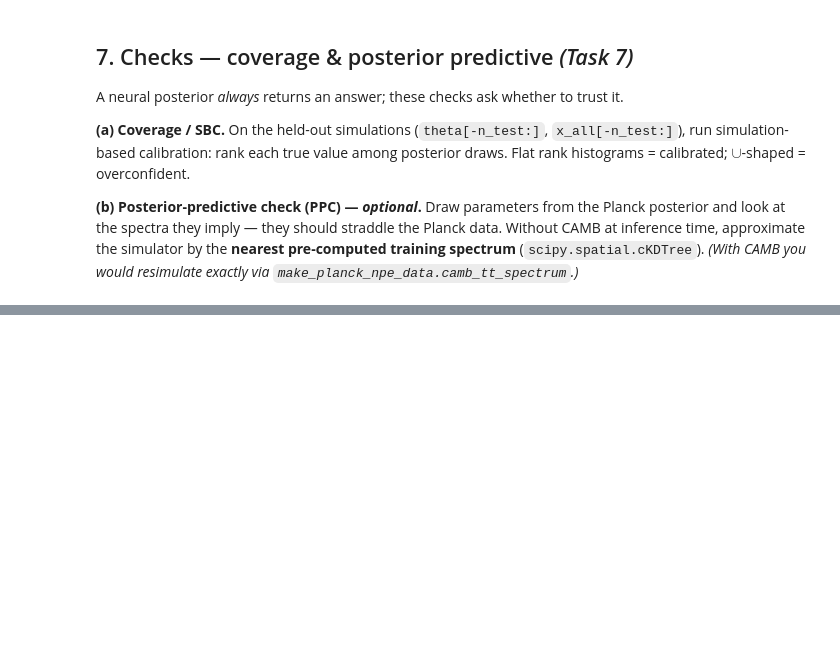
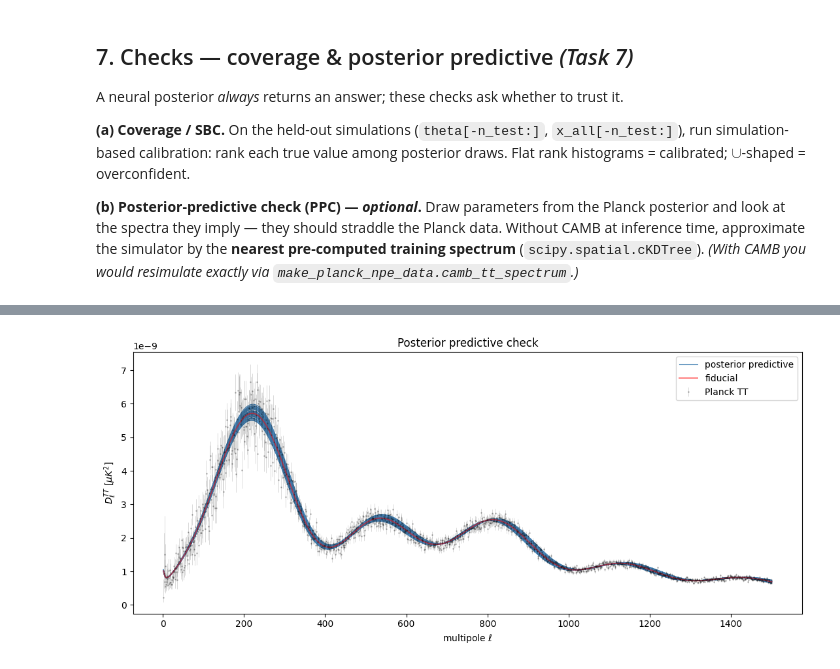
Before and after one commit to TarikOzpamuk/Astro_exercises, a Jupyter notebook: ProblemSet10_planck_npe_starter.ipynb, the cells around one changed output, grey strips where cells are left out. Saved outputs shown, nothing was run; the diff lists cells and outputs as text; code cells hidden in the pictures; blank space fills up the shorter version.

```diff
--- a/ProblemSet10_planck_npe_starter.ipynb
+++ b/ProblemSet10_planck_npe_starter.ipynb
@@ -338,6 +393,51 @@ raise NotImplementedError("Task 7a: SBC / coverage check")
 # %%
 # Task 7b (OPTIONAL — PPC): draw ~60 parameters from the Planck posterior; for each, use the
 # nearest training spectrum as a stand-in simulator, and overlay these on the Planck data.
-# Hint: from scipy.spatial import cKDTree; tree = cKDTree(theta.numpy())
-#       ppc_theta = posterior.sample((60,), x=x_planck, ...).numpy(); _, nn = tree.query(ppc_theta)
-raise NotImplementedError("Task 7b (optional): posterior-predictive check")
+from scipy.spatial import cKDTree; tree = cKDTree(theta.numpy())
+ppc_theta = posterior.sample((60,), x=x_planck, show_progress_bars=False).numpy()
+_, nn = tree.query(ppc_theta)
+fig, ax = plt.subplots(figsize=(11, 5))
+
+# nearest training spectra for posterior samples
+for k, j in enumerate(nn):
+    ax.plot(
+        ell,
+        spectra[j].numpy(),
+        color="steelblue",
+        alpha=1,
+        linewidth=0.8,
+        label="posterior predictive" if k == 0 else None
+    )
+
+# Planck data
+ax.errorbar(
+    ell,
+    planck_dl,
+    yerr=[planck_err_minus, planck_err_plus],
+    fmt=".",
+    color="black",
+    markersize=2,
+    linewidth=0.5,
+    alpha=0.2,
+    label="Planck TT"
+)
+
+# Fiducial spectrum
+ax.plot(
+    ell,
+    fid_spectrum,
+    color="red",
+    linewidth=1.4,
+    alpha=.5,
+    label="fiducial"
+)
+
+ax.set_xlabel(r"multipole $\ell$")
+ax.set_ylabel(r"$D_\ell^{TT}\ [\mu K^2]$")
+ax.set_title("Posterior predictive check")
+ax.legend()
+
+plt.tight_layout()
+plt.show()
+# %% [output]
+[figure, added]
```
Also changed, not shown: parts of 4 cells of this notebook, 21 other files.
